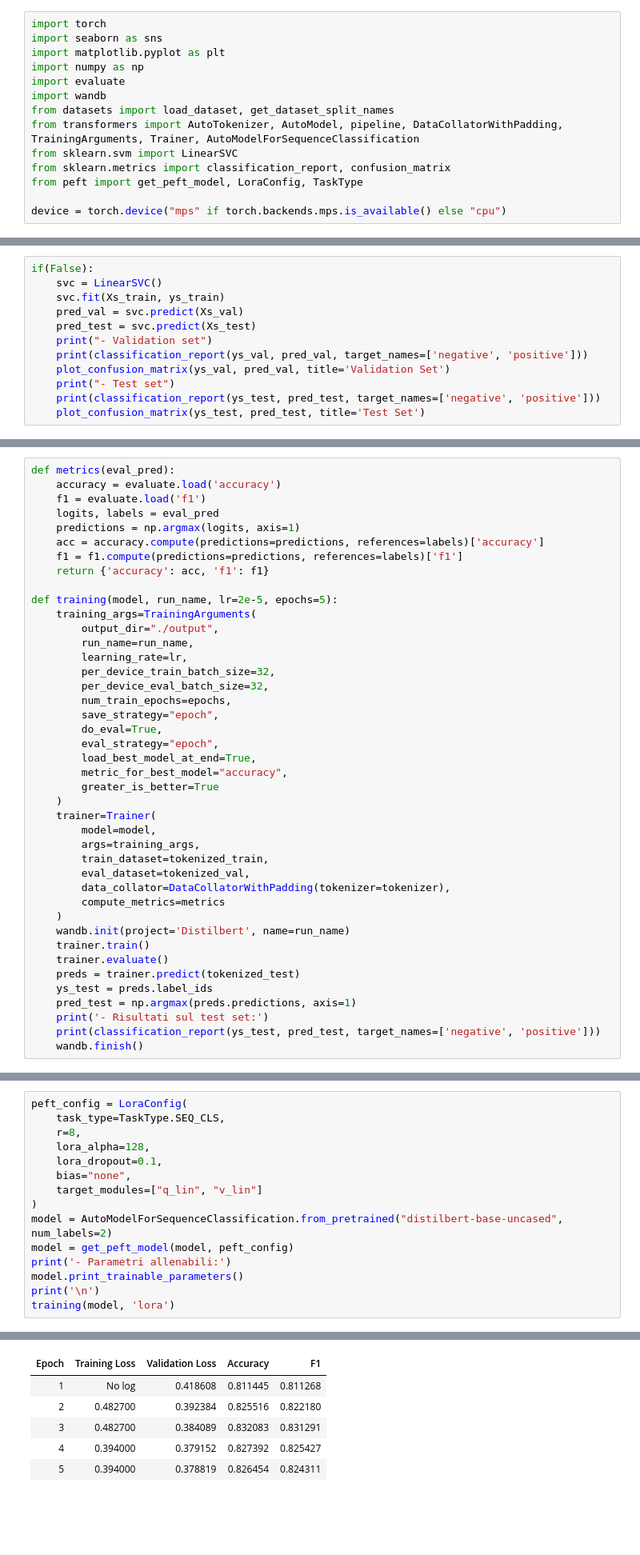
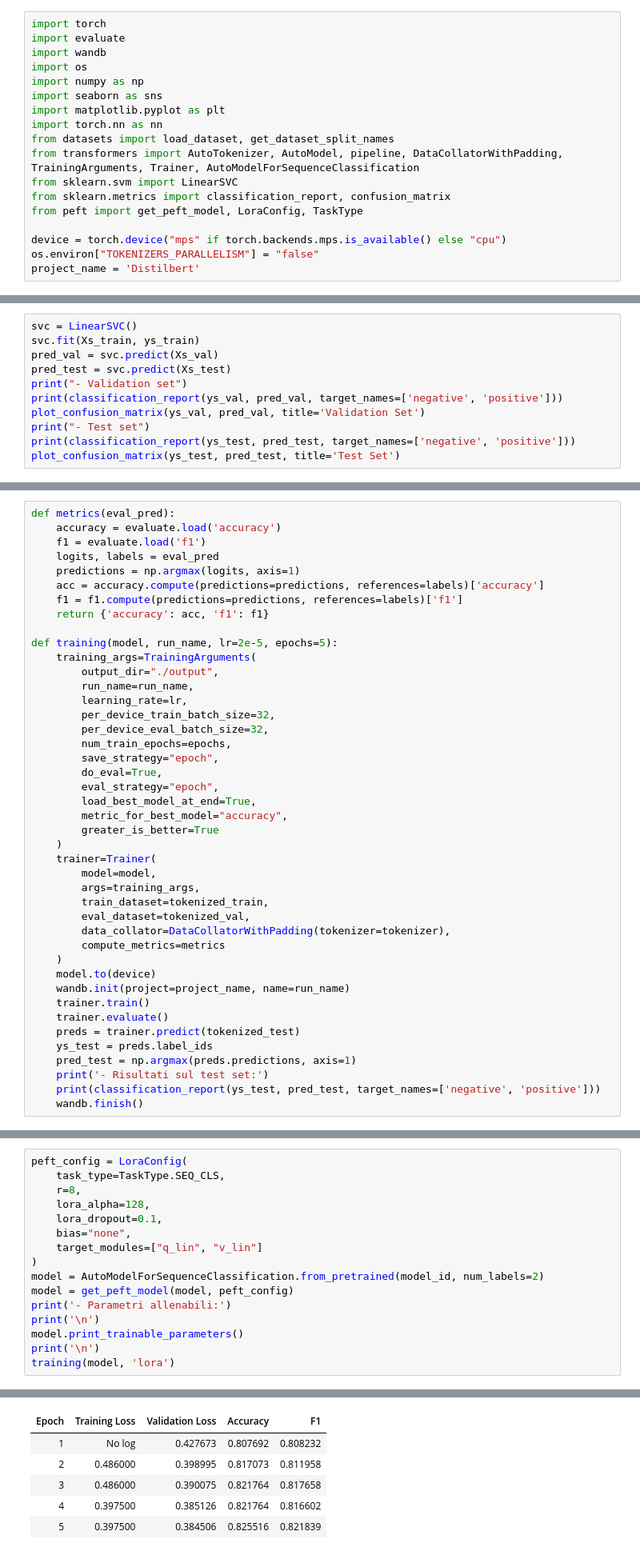
Before and after one commit to edoardosarri24/transformers, a Jupyter notebook: main.ipynb, the cells around one changed output, grey strips where cells are left out. Shown at 80% size. Drawn from its saved outputs; the diff is of its cells as text; blank space fills up the shorter version.

```diff
--- a/main.ipynb
+++ b/main.ipynb
@@ -9,11 +9,13 @@ Per fare questo useremo il modello Distilbert, una semplificazione di BERT.
 # Import & Setting
 # %%
 import torch
+import evaluate
+import wandb
+import os
+import numpy as np
 import seaborn as sns
 import matplotlib.pyplot as plt
-import numpy as np
-import evaluate
-import wandb
+import torch.nn as nn
 from datasets import load_dataset, get_dataset_split_names
 from transformers import AutoTokenizer, AutoModel, pipeline, DataCollatorWithPadding, TrainingArguments, Trainer, AutoModelForSequenceClassification
 from sklearn.svm import LinearSVC
@@ -21,6 +23,8 @@ from sklearn.metrics import classification_report, confusion_matrix
 from peft import get_peft_model, LoraConfig, TaskType
 
 device = torch.device("mps" if torch.backends.mps.is_available() else "cpu")
+os.environ["TOKENIZERS_PARALLELISM"] = "false"
+project_name = 'Distilbert'
 # %% [markdown]
 ---
 # Analisi dataset
@@ -289,14 +288,13 @@ Per osservare che la features extraction sia andata bene possiamo visualizzare l
 
 Se andiamo a rivedere la dimensionalità di `ds_train` vediamo che aveva 8530 recensioni; stesso numero di elementi li ha il tensore `Xs_train`. In pratica adesso ogni istanza contiene solo il token `CLS e il relativo vettore di 768.
 # %%
-if(False):
-    svc = LinearSVC()
-    svc.fit(Xs_train, ys_train)
-    pred_val = svc.predict(Xs_val)
-    pred_test = svc.predict(Xs_test)
-    print("- Validation set")
-    print(classification_report(ys_val, pred_val, target_names=['negative', 'positive']))
-    plot_confusion_matrix(ys_val, pred_val, title='Validation Set')
-    print("- Test set")
-    print(classification_report(ys_test, pred_test, target_names=['negative', 'positive']))
-    plot_confusion_matrix(ys_test, pred_test, title='Test Set')
+svc = LinearSVC()
+svc.fit(Xs_train, ys_train)
+pred_val = svc.predict(Xs_val)
+pred_test = svc.predict(Xs_test)
+print("- Validation set")
+print(classification_report(ys_val, pred_val, target_names=['negative', 'positive']))
+plot_confusion_matrix(ys_val, pred_val, title='Validation Set')
+print("- Test set")
+print(classification_report(ys_test, pred_test, target_names=['negative', 'positive']))
+plot_confusion_matrix(ys_test, pred_test, title='Test Set')
@@ -370,7 +408,8 @@ def training(model, run_name, lr=2e-5, epochs=5):
         data_collator=DataCollatorWithPadding(tokenizer=tokenizer),
         compute_metrics=metrics
     )
-    wandb.init(project='Distilbert', name=run_name)
+    model.to(device)
+    wandb.init(project=project_name, name=run_name)
     trainer.train()
     trainer.evaluate()
     preds = trainer.predict(tokenized_test)
@@ -426,9 +522,10 @@ peft_config = LoraConfig(
     bias="none",
     target_modules=["q_lin", "v_lin"]
 )
-model = AutoModelForSequenceClassification.from_pretrained("distilbert-base-uncased", num_labels=2)
+model = AutoModelForSequenceClassification.from_pretrained(model_id, num_labels=2)
 model = get_peft_model(model, peft_config)
 print('- Parametri allenabili:')
+print('\n')
 model.print_trainable_parameters()
 print('\n')
 training(model, 'lora')
@@ -462,7 +546,7 @@ View run at https://wandb.ai/edoardosarri24/Distilbert/runs/docfe4ik
 | Epoch | Training Loss | Validation Loss | Accuracy | F1 |
-| 1 | No log | 0.418608 | 0.811445 | 0.811268 |
-| 2 | 0.482700 | 0.392384 | 0.825516 | 0.822180 |
-| 3 | 0.482700 | 0.384089 | 0.832083 | 0.831291 |
-| 4 | 0.394000 | 0.379152 | 0.827392 | 0.825427 |
-| 5 | 0.394000 | 0.378819 | 0.826454 | 0.824311 |
+| 1 | No log | 0.427673 | 0.807692 | 0.808232 |
+| 2 | 0.486000 | 0.398995 | 0.817073 | 0.811958 |
+| 3 | 0.486000 | 0.390075 | 0.821764 | 0.817658 |
+| 4 | 0.397500 | 0.385126 | 0.821764 | 0.816602 |
+| 5 | 0.397500 | 0.384506 | 0.825516 | 0.821839 |
 [interactive output not drawn]
```
Also changed, not shown: parts of 20 cells of this notebook, 29 other files.
